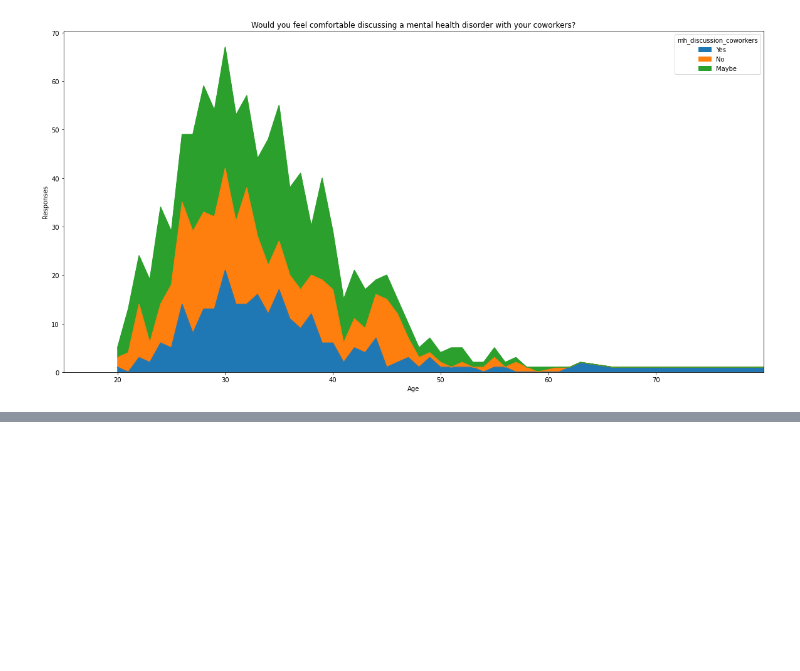
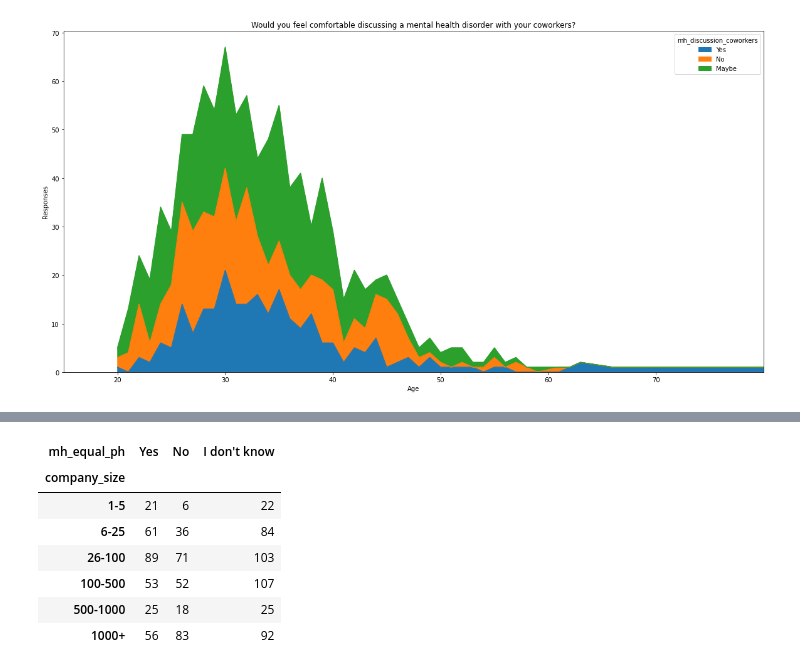
Before and after one commit to ArtTucker/mental_health_and_economics, a Jupyter notebook: practice_files/OSMI_MHIT_exploration.ipynb, the cells around one changed output, grey strips where cells are left out. Cells and saved outputs as stored; diff of their text form; code cells hidden in the pictures; blank space fills up the shorter version.

```diff
--- a/practice_files/OSMI_MHIT_exploration.ipynb
+++ b/practice_files/OSMI_MHIT_exploration.ipynb
@@ -612,0 +653,22 @@ plt.savefig("../images/mh_covg_aware_by_comp_size.png")
+# %%
+# sorting by company size; create sort colum - sort - remove sort column
+# create sort column from first number in 'company_size' column using split
+mh_eql_ph_and_comp_size_pivot['size_num'] = mh_eql_ph_and_comp_size_pivot.index.str.split('-').str[0]
+# clean "+" from "1000+"
+mh_eql_ph_and_comp_size_pivot['size_num'] = mh_eql_ph_and_comp_size_pivot['size_num'].replace('1000+','1000')
+# change values in sort column to numerical values
+mh_eql_ph_and_comp_size_pivot['size_num'] = mh_eql_ph_and_comp_size_pivot['size_num'].apply(pd.to_numeric, errors='ignore')
+# sort numerical "size_num" column in ascending order
+mh_eql_ph_and_comp_size_pivot = mh_eql_ph_and_comp_size_pivot.sort_values(by='size_num')
+# drop "size_num" column from dataframe
+mh_eql_ph_and_comp_size_pivot = mh_eql_ph_and_comp_size_pivot.drop(['size_num'], axis=1)
+mh_eql_ph_and_comp_size_pivot
+# %% [output]
+| mh_equal_ph | Yes | No | I don't know |
+| company_size |  |  |  |
+| 1-5 | 21 | 6 | 22 |
+| 6-25 | 61 | 36 | 84 |
+| 26-100 | 89 | 71 | 103 |
+| 100-500 | 53 | 52 | 107 |
+| 500-1000 | 25 | 18 | 25 |
+| 1000+ | 56 | 83 | 92 |
```
Also changed, not shown: parts of 24 cells of this notebook, 1 other file.
